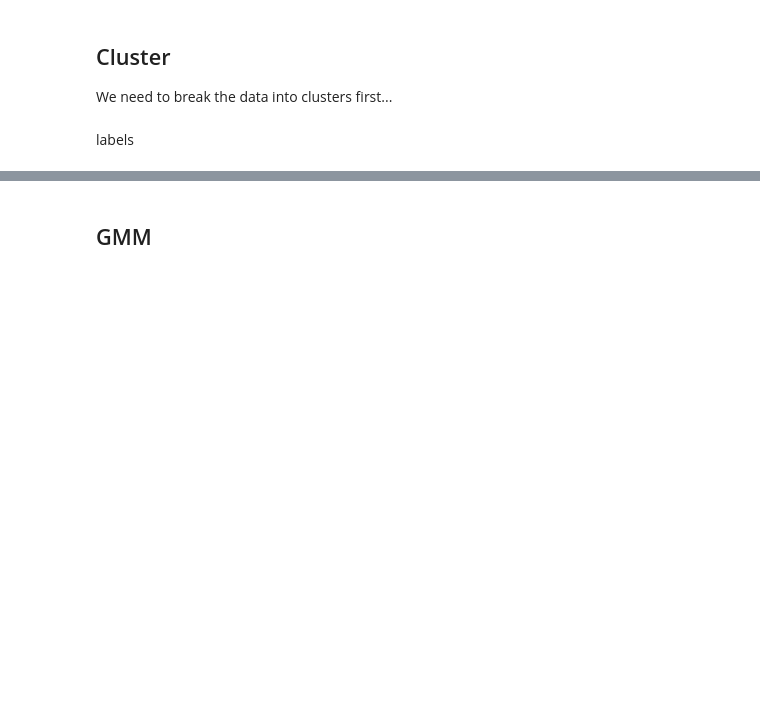
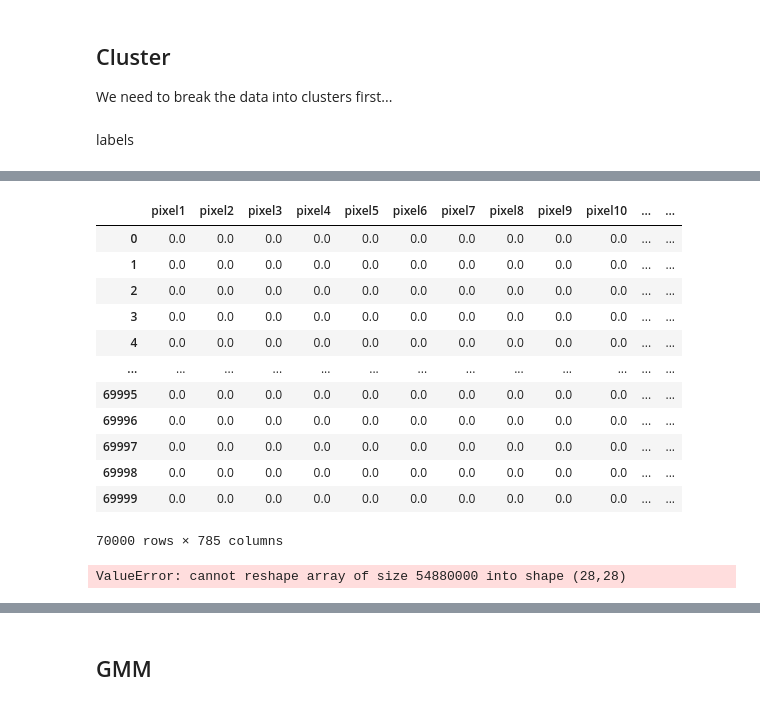
Before and after one commit to allyryry/3950_Asn3_Clustering, a Jupyter notebook: cluster_asn.ipynb, the cells around one changed output, grey strips where cells are left out. Saved outputs shown, nothing was run; the diff lists cells and outputs as text; code cells hidden in the pictures; blank space fills up the shorter version.

```diff
--- a/cluster_asn.ipynb
+++ b/cluster_asn.ipynb
@@ -102,0 +103,17 @@ plt.show()
+# %%
+df['label'] = labelz
+df
+# %% [output]
+|  | pixel1 | pixel2 | pixel3 | pixel4 | pixel5 | pixel6 | pixel7 | pixel8 | pixel9 | pixel10 | ... | ... |
+| 0 | 0.0 | 0.0 | 0.0 | 0.0 | 0.0 | 0.0 | 0.0 | 0.0 | 0.0 | 0.0 | ... | ... |
+| 1 | 0.0 | 0.0 | 0.0 | 0.0 | 0.0 | 0.0 | 0.0 | 0.0 | 0.0 | 0.0 | ... | ... |
+| 2 | 0.0 | 0.0 | 0.0 | 0.0 | 0.0 | 0.0 | 0.0 | 0.0 | 0.0 | 0.0 | ... | ... |
+| 3 | 0.0 | 0.0 | 0.0 | 0.0 | 0.0 | 0.0 | 0.0 | 0.0 | 0.0 | 0.0 | ... | ... |
+| 4 | 0.0 | 0.0 | 0.0 | 0.0 | 0.0 | 0.0 | 0.0 | 0.0 | 0.0 | 0.0 | ... | ... |
+| ... | ... | ... | ... | ... | ... | ... | ... | ... | ... | ... | ... | ... |
+| 69995 | 0.0 | 0.0 | 0.0 | 0.0 | 0.0 | 0.0 | 0.0 | 0.0 | 0.0 | 0.0 | ... | ... |
+| 69996 | 0.0 | 0.0 | 0.0 | 0.0 | 0.0 | 0.0 | 0.0 | 0.0 | 0.0 | 0.0 | ... | ... |
+| 69997 | 0.0 | 0.0 | 0.0 | 0.0 | 0.0 | 0.0 | 0.0 | 0.0 | 0.0 | 0.0 | ... | ... |
+| 69998 | 0.0 | 0.0 | 0.0 | 0.0 | 0.0 | 0.0 | 0.0 | 0.0 | 0.0 | 0.0 | ... | ... |
+| 69999 | 0.0 | 0.0 | 0.0 | 0.0 | 0.0 | 0.0 | 0.0 | 0.0 | 0.0 | 0.0 | ... | ... |
+70000 rows × 785 columns
@@ -103,3 +153,7 @@ plt.show()
+# %%
+showDigit()
+# %% [output]
+ValueError: cannot reshape array of size 54880000 into shape (28,28)
 # %%
 import matplotlib.pyplot as plt
  #just looking
```
Also changed, not shown: parts of 10 cells of this notebook, 1 other file.
